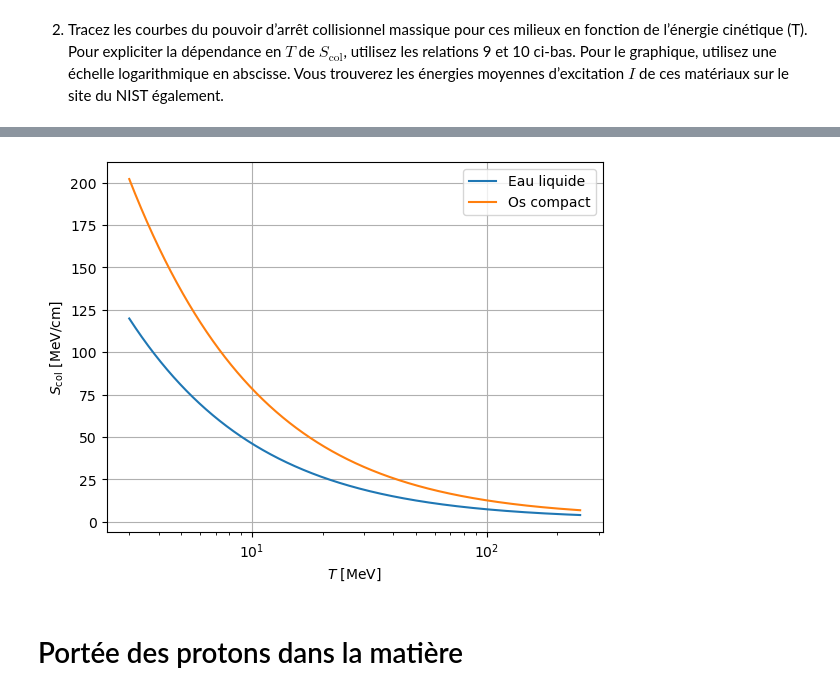
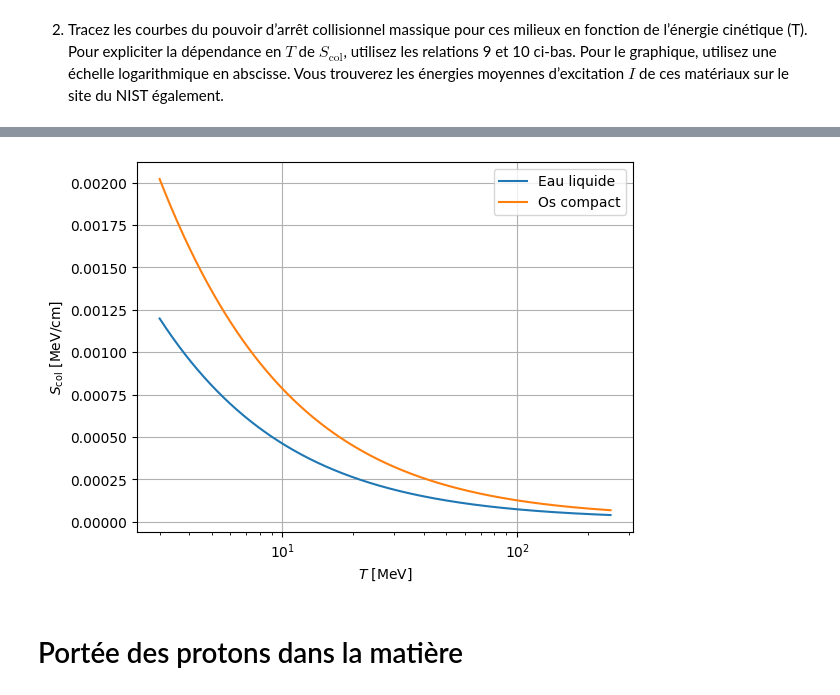
Before and after one commit to Antetokounpo/PhysNum-TP, a Jupyter notebook: tp1.ipynb, the cells around one changed output, grey strips where cells are left out. Cells and saved outputs as stored; diff of their text form; code cells hidden in the pictures.

```diff
--- a/tp1.ipynb
+++ b/tp1.ipynb
@@ -15,12 +15,12 @@ def n_e(rho, Zs, As, ws):
     return rho / 1.660539066e-27 * sum([Z/A*w for Z, A, w in zip(Zs, As, ws)])
 
 # Eau liquide
-n_e_liquid_water = n_e(1.0*1e3, [1, 8], [1.0080, 15.999], [0.111894, 0.888106])
+n_e_liquid_water = n_e(1.0, [1, 8], [1.0080, 15.999], [0.111894, 0.888106])
 print(f"Eau liquide : {n_e_liquid_water} m^-3")
 
 # Os
 n_e_compact_bone = n_e(
-    1.85*1e3, [1, 6, 7, 8, 12, 15, 16, 20],
+    1.85, [1, 6, 7, 8, 12, 15, 16, 20],
     [1.008, 12.011, 14.007, 15.999, 24.305, 30.973762, 32.07, 40.08],
     [0.063984, 0.278000, 0.027000, 0.410016, 0.002000, 0.070000, 0.002000, 0.147000])
 print(f"Os compact : {n_e_compact_bone} m^-3")
@@ -37,55 +100,41 @@ import matplotlib.pyplot as plt
 import numpy as np
 
 r_e = 2.8179403227e-15 # m
 m_e = 9.1093837139e-31 # kg
 m_p = 1.67262192595e-27 # kg
 c = 3e8 # m/s
-J_par_eV = 1.602176634e-19 # J/eV
-
+J_in_eV = 1.602176634e-19 # J/eV
 
 def gamma(T):
     return T / (m_p*c**2) + 1
 
 def beta_squared(T):
     return (gamma(T)**2 - 1) / gamma(T)**2
 
 def T_e_max(T): # J
     return 2 * m_e * c**2 * (gamma(T)**2 - 1) / (1 + 2 * gamma(T) * m_e/m_p + (m_e/m_p)**2)
 
-def S_col(T, n_e, I): # [J/m]
+def S_col(T, n_e, I): # [J/m^2]
     term1 = 2*np.pi * r_e**2* m_e * c**2 * n_e / beta_squared(T)
     term2 = np.log(2 * m_e * c**2 * beta_squared(T) * gamma(T)**2 * T_e_max(T) / I**2)
     term3 = 2*beta_squared(T)
 
     return term1 * (term2 - term3)
 
-I_water = 75*J_par_eV # J
-I_bone = 91.9*J_par_eV # J
-
-def S_col_water(T_MeV):
-    T = T_MeV * 1e6 * J_par_eV
-    S = S_col(T, n_e_liquid_water, I_water) # [J/m]
-
-    return S / J_par_eV / 1e6 / 1e2 # [MeV/cm]
-
-def S_col_bone(T_MeV):
-    T = T_MeV * 1e6 * J_par_eV # J
-    S = S_col(T, n_e_compact_bone, I_bone) # [J/m]
-
-    return S / J_par_eV / 1e6 / 1e2 # [MeV/cm]
-
-kinetic_energy_mev = np.linspace(3, 250, 10000) # MeV
+kinetic_energy_ev = np.linspace(3e6, 250e6, 10000) # eV
+S_col_water = S_col(kinetic_energy_ev*J_in_eV, n_e_liquid_water, 75*J_in_eV) / J_in_eV * 1e-4 / 1e6 # [MeV/cm^2]
+S_col_bone = S_col(kinetic_energy_ev*J_in_eV, n_e_compact_bone, 91.9*J_in_eV) / J_in_eV * 1e-4 / 1e6 # [MeV/cm^2]
 
 plt.figure()
-plt.plot(kinetic_energy_mev, S_col_water(kinetic_energy_mev), label="Eau liquide")
-plt.plot(kinetic_energy_mev, S_col_bone(kinetic_energy_mev), label="Os compact")
+plt.plot(kinetic_energy_ev / 1e6, S_col_water, label="Eau liquide")
+plt.plot(kinetic_energy_ev / 1e6, S_col_bone, label="Os compact")
 plt.xscale("log")
 plt.xlabel("$T$ [MeV]")
 plt.ylabel("$S_{\\text{col}}$ [MeV/cm]")
 plt.legend()
 plt.grid()
 # %% [output]
-[figure, old version]
+[figure, new version]
 # %% [markdown]
 # Portée des protons dans la matière
 # %% [markdown]
```
Also changed, not shown: parts of 8 cells of this notebook.
